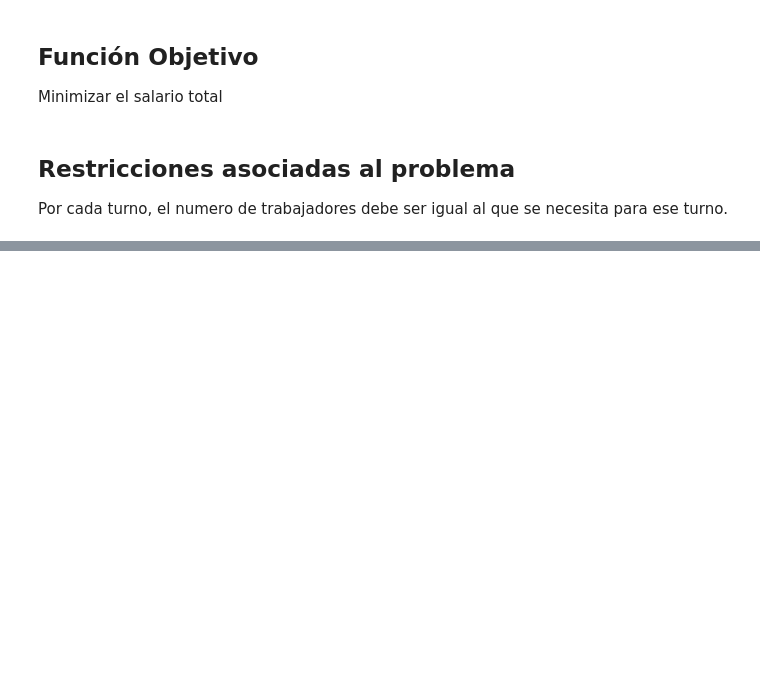
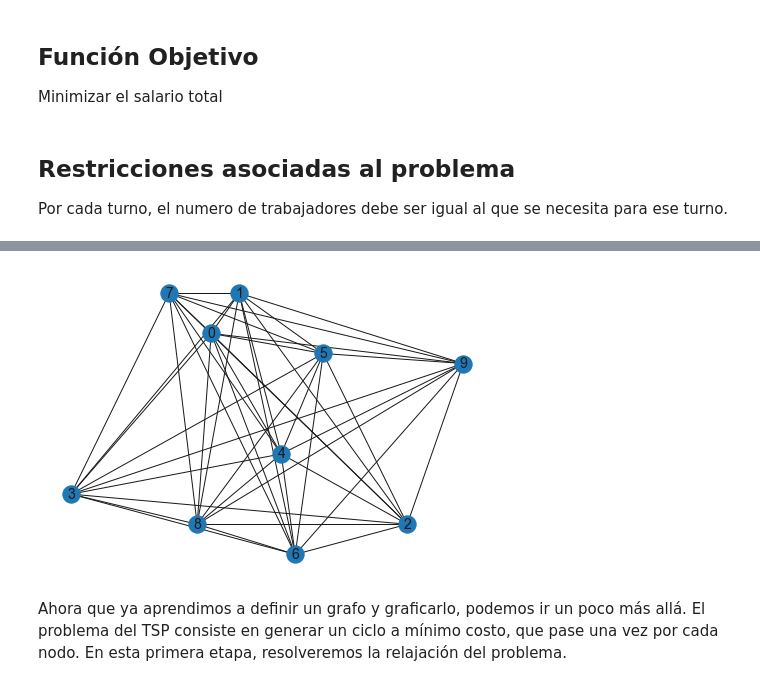
Before and after one commit to felipecr00/ICS2122-Taller-IO, a Jupyter notebook: AY03/ayudantia gurobi.ipynb, the cells around one changed output, grey strips where cells are left out. Cells and saved outputs as stored; diff of their text form; code cells hidden in the pictures; blank space fills up the shorter version.

```diff
--- a/AY03/ayudantia gurobi.ipynb
+++ b/AY03/ayudantia gurobi.ipynb
@@ -227,0 +379,13 @@ orignumvars
+# %%
+def distancia(pos1, pos2):
+    """
+    distancia -- calcula distancia entre dos posiciones (de nodos)
+    Parámetros:
+        - pos1, pos2: tupla de posiciones (x,y)
+    Retorna distancia entre dos puntos
+    """
+    x1 = pos1[0]
+    y1 = pos1[1]
+    x2 = pos2[0]
+    y2 = pos2[1]
+    return np.sqrt((x2 - x1)**2 + (y2 - y1)**2)
@@ -227,0 +419,25 @@ orignumvars
+# %%
+def datos():
+    """
+    datos -- genera datos para el problema
+    Retorna diccionario para nodos y para arcos
+    """
+    nodos = dict()
+    arcos = dict()
+    n = 10 #número de nodos
+
+    for nodo in range(n):
+        nodos[nodo] = (random.randint(0,30), random.randint(0,30)) #posición x,y del nodo
+    for nodo in nodos: #recorre todos los id de los nodos ya creados
+        for nodo2 in nodos:
+            if nodo2 > nodo: #grafo completo no dirigido
+                arcos[(nodo, nodo2)] = distancia(nodos[nodo], nodos[nodo2]) #{id arco: costo}
+
+    return nodos, arcos
+# %%
+nodos, arcos = datos()
+graficar(nodos, arcos)
+# %% [output]
+[figure, added]
+# %% [markdown]
+Ahora que ya aprendimos a definir un grafo y graficarlo, podemos ir un poco más allá. El problema del TSP consiste en generar un ciclo a mínimo costo, que pase una vez por cada nodo. En esta primera etapa, resolveremos la relajación del problema.
```
Also changed, not shown: parts of 50 cells of this notebook, 4 other files.
